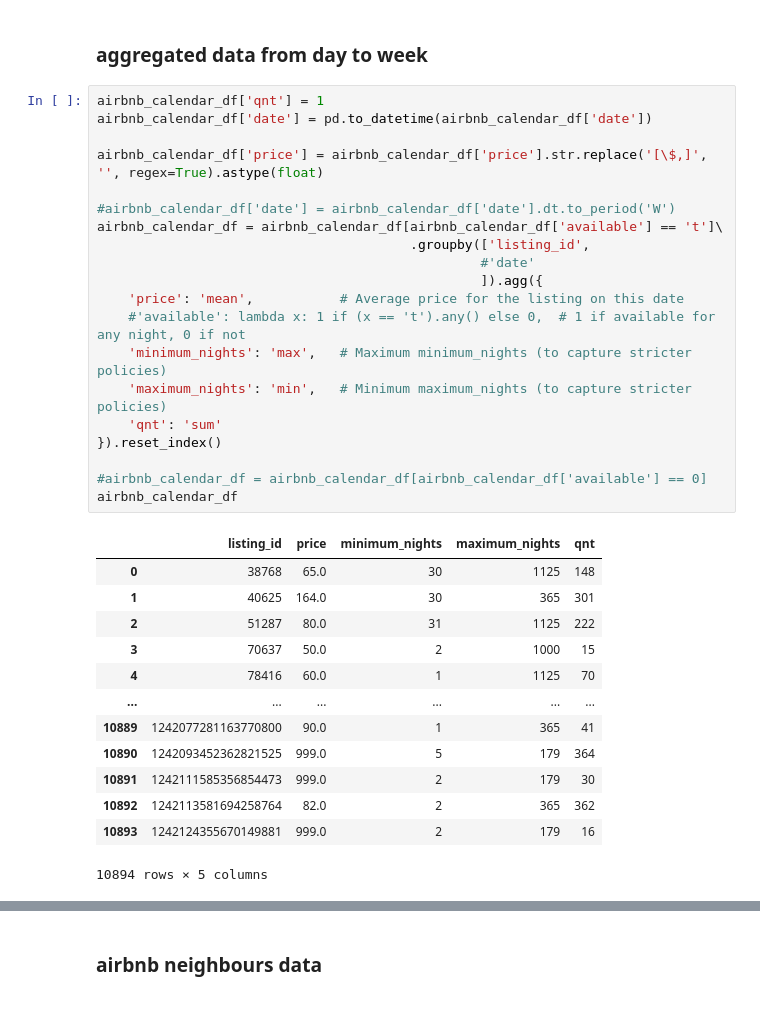
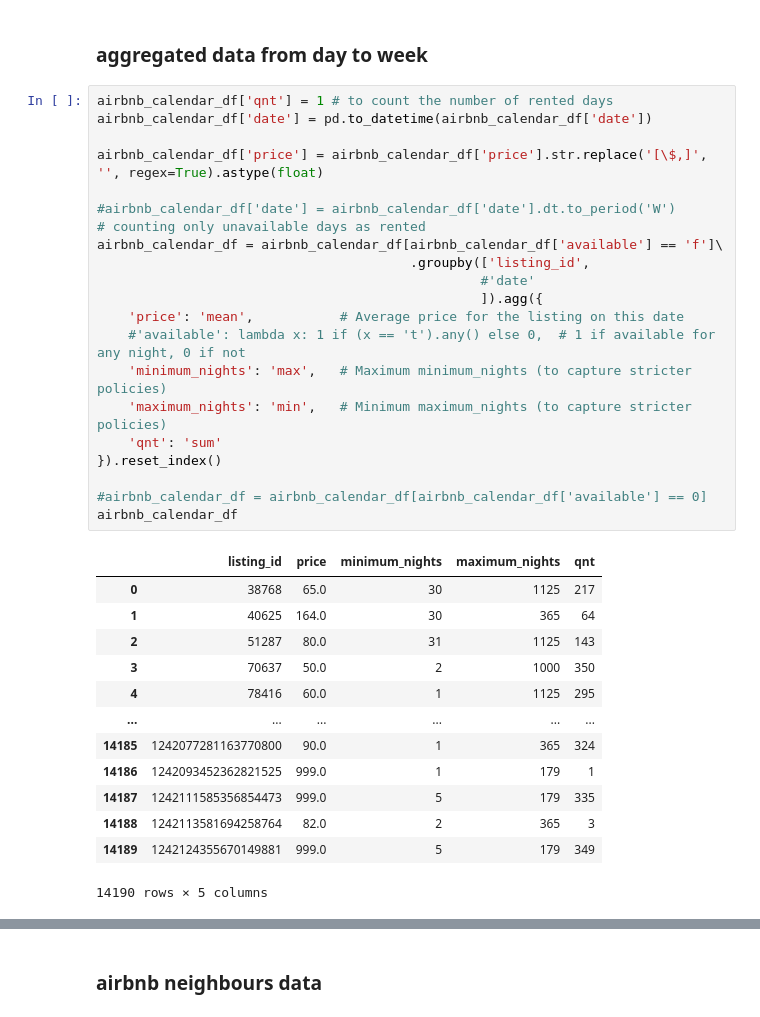
Before and after one commit to katerinadobrynina/DOPP, a Jupyter notebook: DOPP_v4.ipynb, the cells around one changed output, grey strips where cells are left out. Drawn from its saved outputs; the diff is of its cells as text.

```diff
--- a/DOPP_v4.ipynb
+++ b/DOPP_v4.ipynb
@@ -292,39 +292,40 @@ CSV loaded successfully.
 # %% [markdown]
 ### aggregated data from day to week
 # %%
-airbnb_calendar_df['qnt'] = 1
+airbnb_calendar_df['qnt'] = 1 # to count the number of rented days
 airbnb_calendar_df['date'] = pd.to_datetime(airbnb_calendar_df['date'])
 
 airbnb_calendar_df['price'] = airbnb_calendar_df['price'].str.replace('[\$,]', '', regex=True).astype(float)
 
 #airbnb_calendar_df['date'] = airbnb_calendar_df['date'].dt.to_period('W')
-airbnb_calendar_df = airbnb_calendar_df[airbnb_calendar_df['available'] == 't']\
+# counting only unavailable days as rented
+airbnb_calendar_df = airbnb_calendar_df[airbnb_calendar_df['available'] == 'f']\
                                         .groupby(['listing_id',
                                                  #'date'
                                                  ]).agg({
     'price': 'mean',           # Average price for the listing on this date
     #'available': lambda x: 1 if (x == 't').any() else 0,  # 1 if available for any night, 0 if not
     'minimum_nights': 'max',   # Maximum minimum_nights (to capture stricter policies)
     'maximum_nights': 'min',   # Minimum maximum_nights (to capture stricter policies)
     'qnt': 'sum'
 }).reset_index()
 
 #airbnb_calendar_df = airbnb_calendar_df[airbnb_calendar_df['available'] == 0]
 airbnb_calendar_df
 # %% [output]
 |  | listing_id | price | minimum_nights | maximum_nights | qnt |
-| 0 | 38768 | 65.0 | 30 | 1125 | 148 |
-| 1 | 40625 | 164.0 | 30 | 365 | 301 |
-| 2 | 51287 | 80.0 | 31 | 1125 | 222 |
-| 3 | 70637 | 50.0 | 2 | 1000 | 15 |
-| 4 | 78416 | 60.0 | 1 | 1125 | 70 |
+| 0 | 38768 | 65.0 | 30 | 1125 | 217 |
+| 1 | 40625 | 164.0 | 30 | 365 | 64 |
+| 2 | 51287 | 80.0 | 31 | 1125 | 143 |
+| 3 | 70637 | 50.0 | 2 | 1000 | 350 |
+| 4 | 78416 | 60.0 | 1 | 1125 | 295 |
 | ... | ... | ... | ... | ... | ... |
-| 10889 | 1242077281163770800 | 90.0 | 1 | 365 | 41 |
-| 10890 | 1242093452362821525 | 999.0 | 5 | 179 | 364 |
-| 10891 | 1242111585356854473 | 999.0 | 2 | 179 | 30 |
-| 10892 | 1242113581694258764 | 82.0 | 2 | 365 | 362 |
-| 10893 | 1242124355670149881 | 999.0 | 2 | 179 | 16 |
+| 14185 | 1242077281163770800 | 90.0 | 1 | 365 | 324 |
+| 14186 | 1242093452362821525 | 999.0 | 1 | 179 | 1 |
+| 14187 | 1242111585356854473 | 999.0 | 5 | 179 | 335 |
+| 14188 | 1242113581694258764 | 82.0 | 2 | 365 | 3 |
+| 14189 | 1242124355670149881 | 999.0 | 5 | 179 | 349 |
-10894 rows × 5 columns
+14190 rows × 5 columns
 # %%
 airbnb_calendar_df.head(10)
 # %% [output]
```
Also changed, not shown: parts of 68 cells of this notebook, 1 other file.
